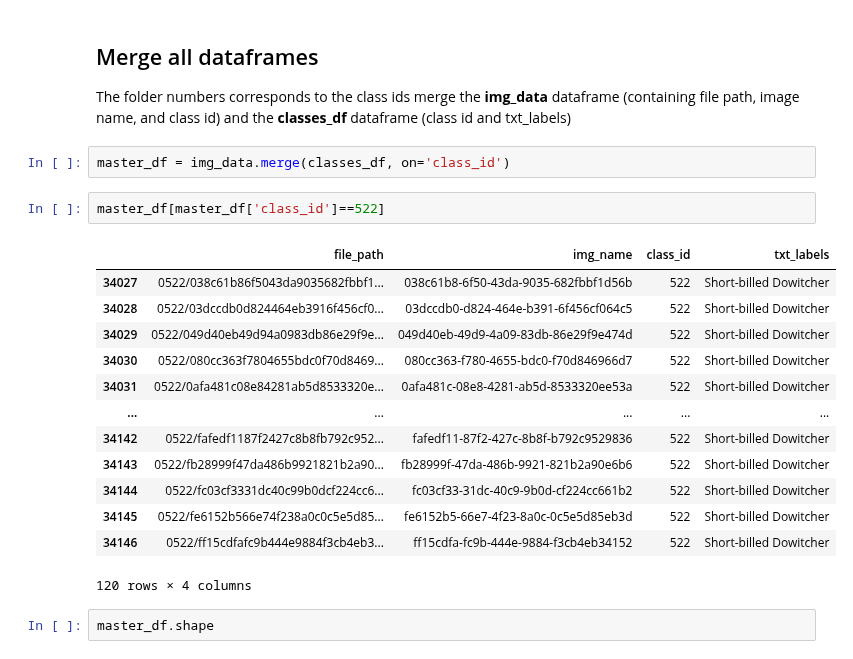
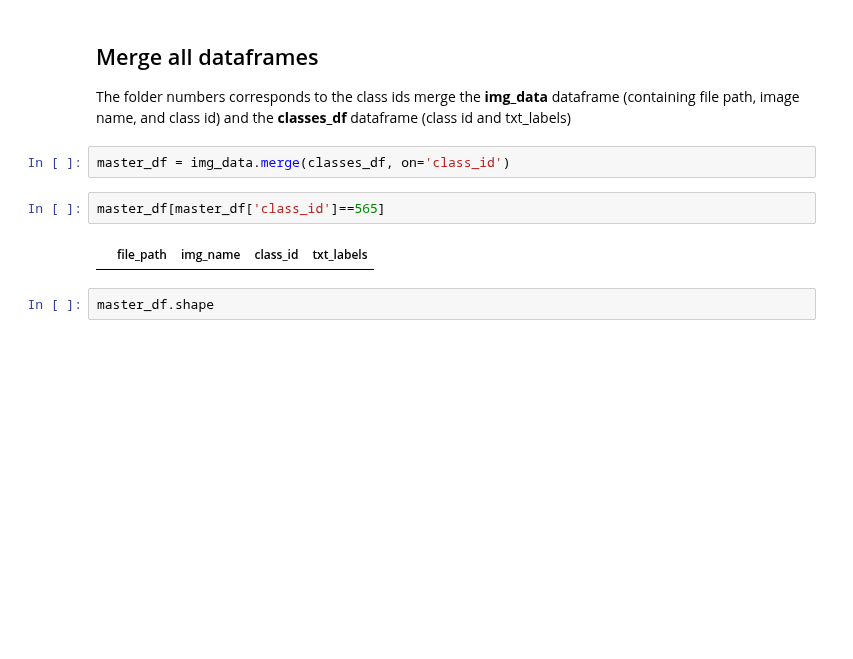
Before and after one commit to cwong690/Birdex, a Jupyter notebook: image_prep.ipynb, the cells around one changed output. Cells and saved outputs as stored; diff of their text form; blank space fills up the shorter version.

```diff
--- a/image_prep.ipynb
+++ b/image_prep.ipynb
@@ -213,21 +196,9 @@ merge the **img_data** dataframe (containing file path, image name, and class id
 # %%
 master_df = img_data.merge(classes_df, on='class_id')
 # %%
-master_df[master_df['class_id']==522]
+master_df[master_df['class_id']==565]
 # %% [output]
 |  | file_path | img_name | class_id | txt_labels |
-| 34027 | 0522/038c61b86f5043da9035682fbbf1... | 038c61b8-6f50-43da-9035-682fbbf1d56b | 522 | Short-billed Dowitcher |
-| 34028 | 0522/03dccdb0d824464eb3916f456cf0... | 03dccdb0-d824-464e-b391-6f456cf064c5 | 522 | Short-billed Dowitcher |
-| 34029 | 0522/049d40eb49d94a0983db86e29f9e... | 049d40eb-49d9-4a09-83db-86e29f9e474d | 522 | Short-billed Dowitcher |
-| 34030 | 0522/080cc363f7804655bdc0f70d8469... | 080cc363-f780-4655-bdc0-f70d846966d7 | 522 | Short-billed Dowitcher |
-| 34031 | 0522/0afa481c08e84281ab5d8533320e... | 0afa481c-08e8-4281-ab5d-8533320ee53a | 522 | Short-billed Dowitcher |
-| ... | ... | ... | ... | ... |
-| 34142 | 0522/fafedf1187f2427c8b8fb792c952... | fafedf11-87f2-427c-8b8f-b792c9529836 | 522 | Short-billed Dowitcher |
-| 34143 | 0522/fb28999f47da486b9921821b2a90... | fb28999f-47da-486b-9921-821b2a90e6b6 | 522 | Short-billed Dowitcher |
-| 34144 | 0522/fc03cf3331dc40c99b0dcf224cc6... | fc03cf33-31dc-40c9-9b0d-cf224cc661b2 | 522 | Short-billed Dowitcher |
-| 34145 | 0522/fe6152b566e74f238a0c0c5e5d85... | fe6152b5-66e7-4f23-8a0c-0c5e5d85eb3d | 522 | Short-billed Dowitcher |
-| 34146 | 0522/ff15cdfafc9b444e9884f3cb4eb3... | ff15cdfa-fc9b-444e-9884-f3cb4eb34152 | 522 | Short-billed Dowitcher |
-120 rows × 4 columns
 # %%
 master_df.shape
 # %% [output]
```
Also changed, not shown: parts of 35 cells of this notebook, 1 other file.
